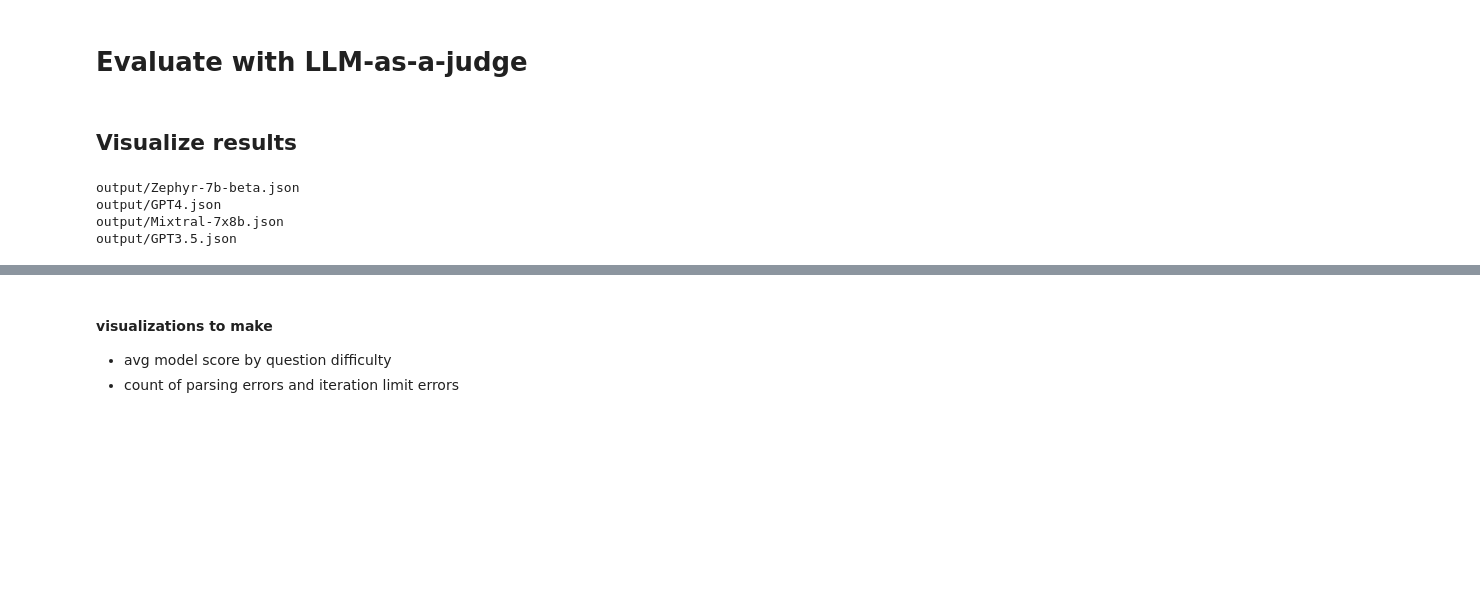
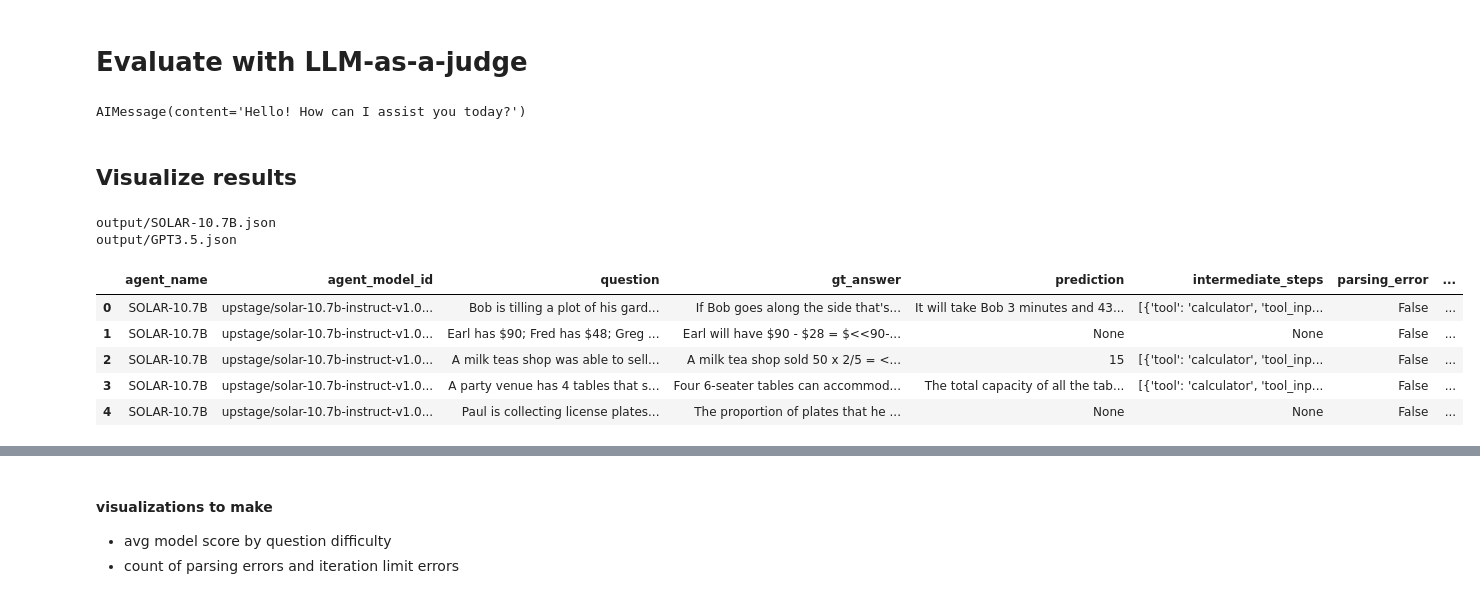
Before and after one commit to aymeric-roucher/benchmark_agents, a Jupyter notebook: benchmark.ipynb, the cells around one changed output, grey strips where cells are left out. Drawn from its saved outputs; the diff is of its cells as text; code cells hidden in the pictures; blank space fills up the shorter version.

```diff
--- a/benchmark.ipynb
+++ b/benchmark.ipynb
@@ -256,3 +297,7 @@ eval_model_name = "GPT4"
+# %%
+eval_chat_model.invoke("Hello!")
+# %% [output]
+AIMessage(content='Hello! How can I assist you today?')
 # %%
 from evaluation import evaluate_answers
 from prompts import CORRECTNESS_PROMPT_TEMPLATE
@@ -269,16 +314,24 @@ for file in tqdm(glob.glob("output/*.json")):
 # %%
 results = []
 for file in glob.glob("output/*.json"):
     print(file)
     with open(file) as f:
         results.append(pd.read_json(f))
 
 result_df = pd.concat(results)
+result_df['tools_used'] = result_df['intermediate_steps'].apply(lambda row: ([step['tool'] for step in row] if row is not None else None))
+result_df['number_of_distinct_tools_used'] = result_df['tools_used'].apply(lambda row: (len(list(set(row))) if row is not None else None))
+result_df['number_of_steps'] = result_df['tools_used'].apply(lambda row: (len(row) if row is not None else None))
+result_df.head(5)
 # %% [output]
-output/Zephyr-7b-beta.json
-output/GPT4.json
-output/Mixtral-7x8b.json
+output/SOLAR-10.7B.json
 output/GPT3.5.json
+|  | agent_name | agent_model_id | question | gt_answer | prediction | intermediate_steps | parsing_error | ... |
+| 0 | SOLAR-10.7B | upstage/solar-10.7b-instruct-v1.0... | Bob is tilling a plot of his gard... | If Bob goes along the side that's... | It will take Bob 3 minutes and 43... | [{'tool': 'calculator', 'tool_inp... | False | ... |
+| 1 | SOLAR-10.7B | upstage/solar-10.7b-instruct-v1.0... | Earl has $90; Fred has $48; Greg ... | Earl will have $90 - $28 = $<<90-... | None | None | False | ... |
+| 2 | SOLAR-10.7B | upstage/solar-10.7b-instruct-v1.0... | A milk teas shop was able to sell... | A milk tea shop sold 50 x 2/5 = <... | 15 | [{'tool': 'calculator', 'tool_inp... | False | ... |
+| 3 | SOLAR-10.7B | upstage/solar-10.7b-instruct-v1.0... | A party venue has 4 tables that s... | Four 6-seater tables can accommod... | The total capacity of all the tab... | [{'tool': 'calculator', 'tool_inp... | False | ... |
+| 4 | SOLAR-10.7B | upstage/solar-10.7b-instruct-v1.0... | Paul is collecting license plates... | The proportion of plates that he ... | None | None | False | ... |
 # %%
 def interpret_result(x):
     try:
```
Also changed, not shown: parts of 9 cells of this notebook, 8 other files.
